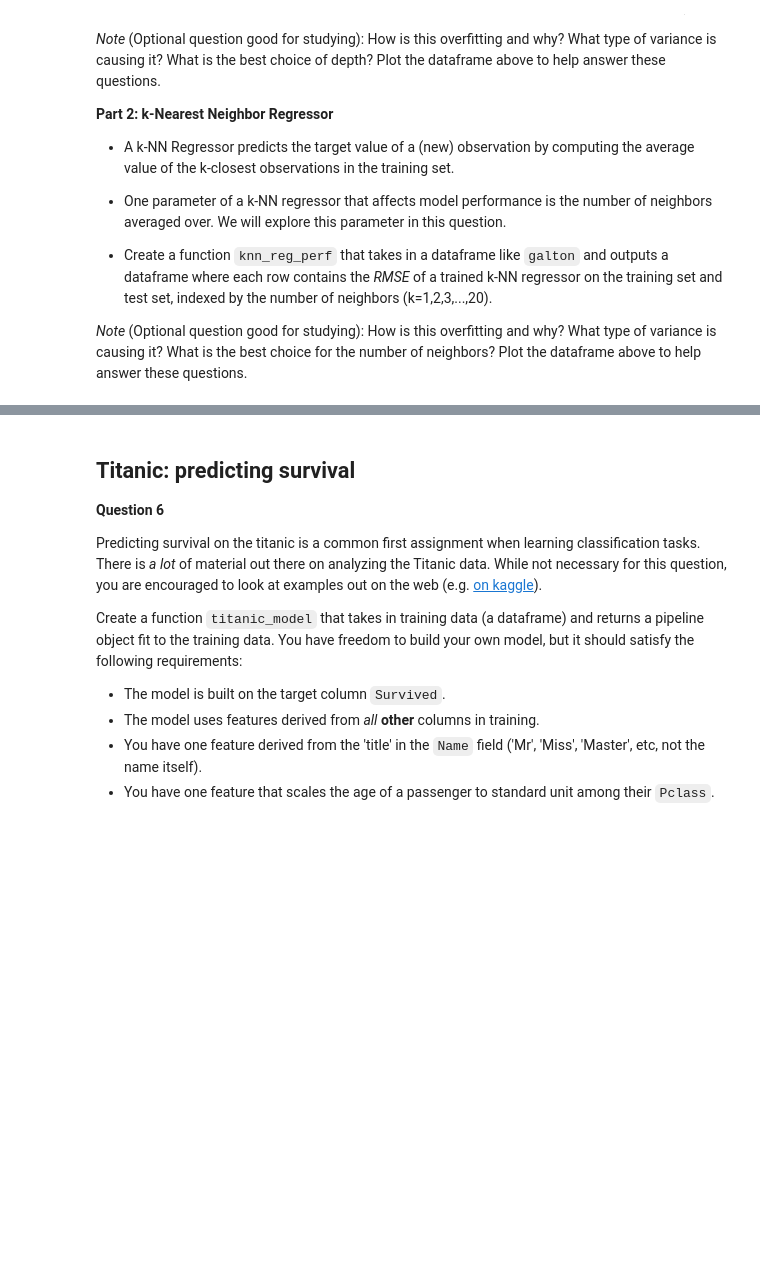
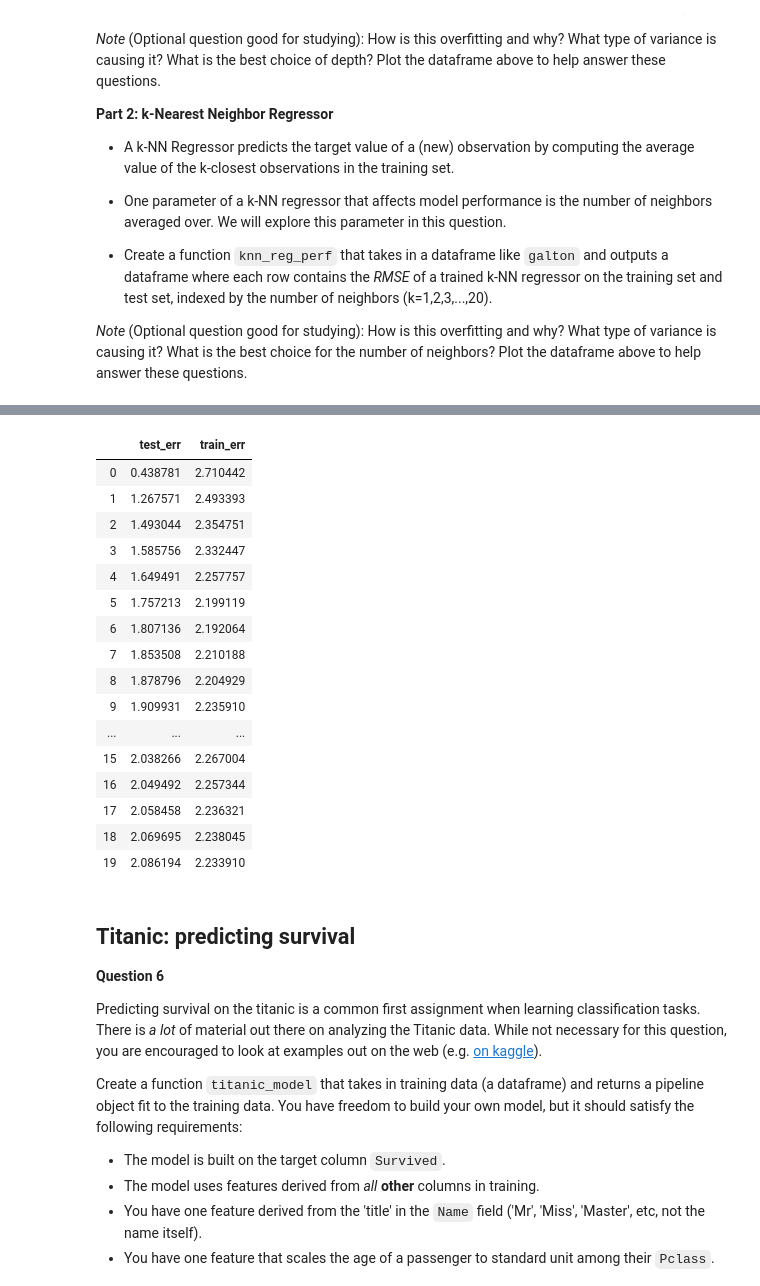
Before and after one commit to harbor-s/dsc80-sp20, a Jupyter notebook: labs/lab09/lab09.ipynb, the cells around one changed output, grey strips where cells are left out. Saved outputs shown, nothing was run; the diff lists cells and outputs as text; code cells hidden in the pictures; blank space fills up the shorter version.

```diff
--- a/labs/lab09/lab09.ipynb
+++ b/labs/lab09/lab09.ipynb
@@ -107,0 +234,14 @@ Pipelines are supposed to help you easily try different model configurations. Cr
+# %%
+ct = ColumnTransformer([
+    ('std', lab.StdScalerByGroup(), ['c1']),
+    ('ls', FunctionTransformer(np.log), ['c2']),
+    ('1h', OneHotEncoder(sparse=False), ['group'])
+])
+p2 = Pipeline([
+    ('colt', ct),
+    ('lr', LinearRegression())
+])
+pred = p2.fit(data[['c1','c2','group']],data[['y']]).predict(data[['c1','c2','group']])
+p2.score(data[['c1','c2','group']],data[['y']],pred)
+print(pred)
+np.sqrt(np.mean(([x[0] for x in pred] - data['y'])**2))
@@ -135,0 +339,10 @@ In this question, you will train two different prediction models on Galton's chi
+# %%
+l = []
+k = []
+for i in range(1,21):
+    d = KNeighborsRegressor(n_neighbors = i).fit(X_train,y_train)
+    pred = d.predict(X_test)
+    l.append(np.sqrt(np.mean((pred-y_test.to_numpy())**2)))
+    pred = d.predict(X_train)
+    k.append(np.sqrt(np.mean((pred-y_train.to_numpy())**2)))
+l,k
@@ -136,3 +367,23 @@ In this question, you will train two different prediction models on Galton's chi
+# %%
+pd.DataFrame({'test_err':k, 'train_err':l})
+# %% [output]
+|  | test_err | train_err |
+| 0 | 0.438781 | 2.710442 |
+| 1 | 1.267571 | 2.493393 |
+| 2 | 1.493044 | 2.354751 |
+| 3 | 1.585756 | 2.332447 |
+| 4 | 1.649491 | 2.257757 |
+| 5 | 1.757213 | 2.199119 |
+| 6 | 1.807136 | 2.192064 |
+| 7 | 1.853508 | 2.210188 |
+| 8 | 1.878796 | 2.204929 |
+| 9 | 1.909931 | 2.235910 |
+| ... | ... | ... |
+| 15 | 2.038266 | 2.267004 |
+| 16 | 2.049492 | 2.257344 |
+| 17 | 2.058458 | 2.236321 |
+| 18 | 2.069695 | 2.238045 |
+| 19 | 2.086194 | 2.233910 |
 # %% [markdown]
 ## Titanic: predicting survival
 
```
Also changed, not shown: parts of 18 cells of this notebook, 2 other files.
